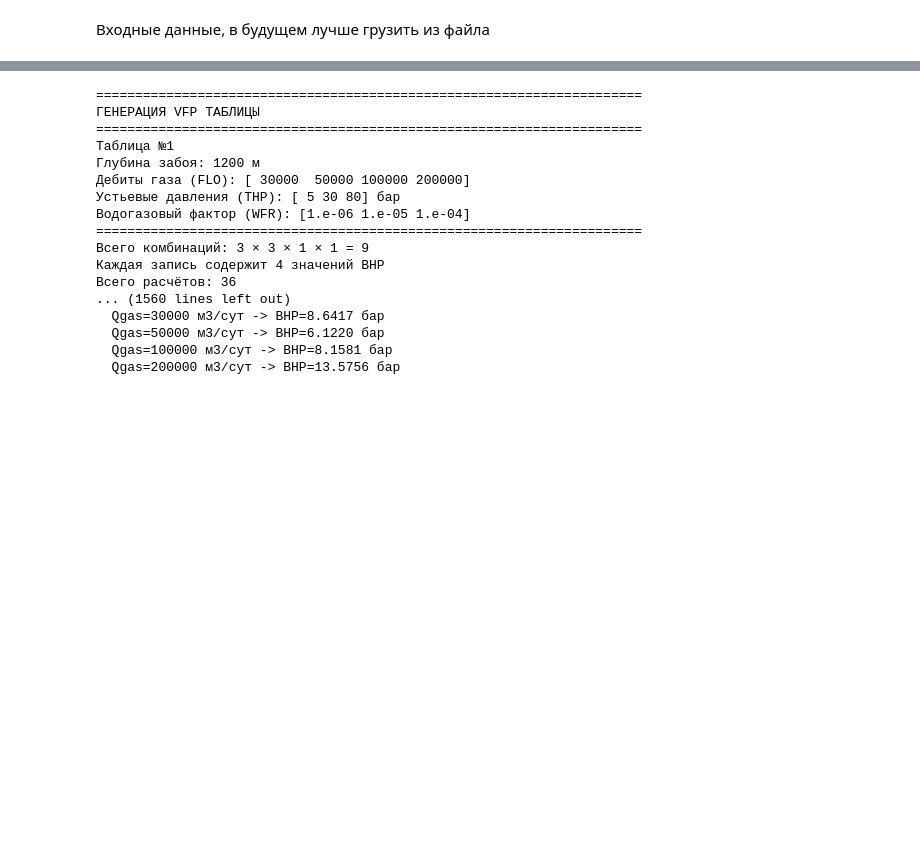
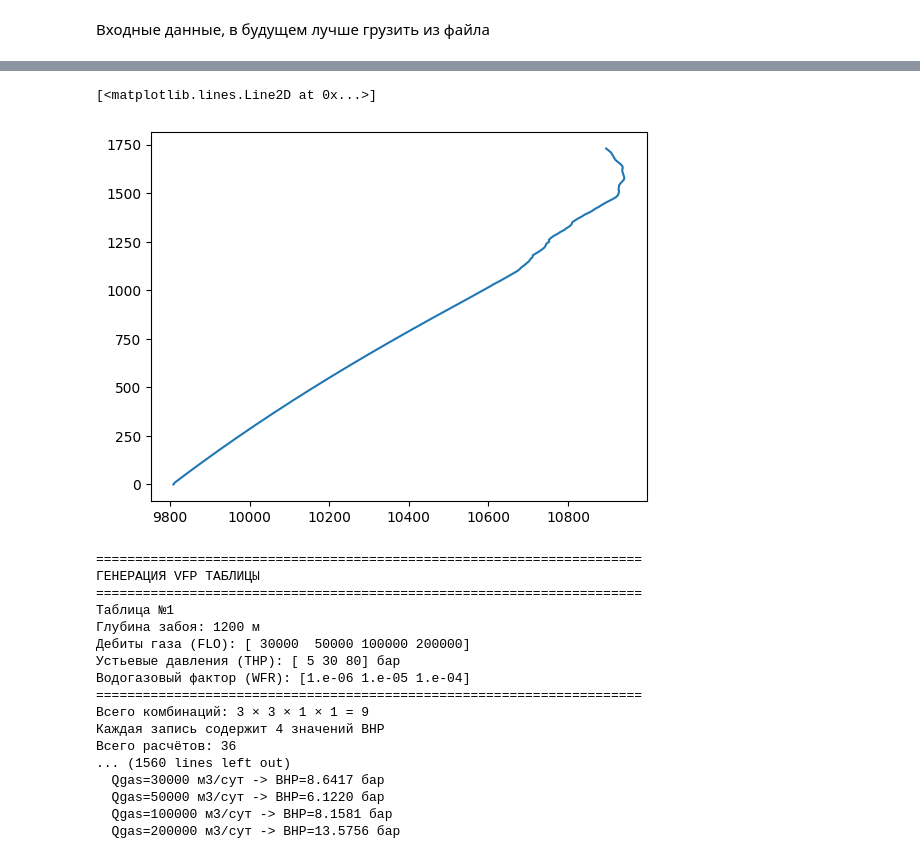
Before and after one commit to Rexihs/vertical_flow_performance, a Jupyter notebook: core.ipynb, the cells around one changed output, grey strips where cells are left out. Drawn from its saved outputs; the diff is of its cells as text; code cells hidden in the pictures; blank space fills up the shorter version.

```diff
--- a/core.ipynb
+++ b/core.ipynb
@@ -172,9 +242,8 @@ for idx in well_propertis.index[::-1]:
 # %%
-# code DeepSeek расчёт BHP сверху в низ
 # Идём ОТ УСТЬЯ (первая точка, MD=0) К ЗАБОЮ (последняя точка)
 
 wellhead_pressure = 0.5
-Q_gas_std =  10000
+Q_gas_std =  100
 wgr = 0.000001 # м3/м3
 Pstd = 101325
 wellhead_temp = 293.15
@@ -218,7 +287,10 @@ for idx in well_properties_bhp.index:
         well_properties_bhp.loc[idx, 'Ro_gas'] = Ro_gas_std * pressure / temperature / fluid.get_Z(pressure, temperature) * Tstd * 1000000 / Pstd
         # well_properties_bhp.loc[idx, 'u_gas'] = (Q_gas_std * 1000 / 86400) * Ro_gas_std / well_properties_bhp.loc[idx, 'Ro_gas'] / (np.pi * well_properties_bhp.loc[idx, 'Diameter']**2 / 4)
         well_properties_bhp.loc[idx, 'u_gas'] = (Q_gas_std / 86400) * Ro_gas_std / well_properties_bhp.loc[idx, 'Ro_gas'] / (np.pi * well_properties_bhp.loc[idx, 'Diameter']**2 / 4)
-        well_properties_bhp.loc[idx, 'u_liq'] = ((Q_gas_std * 1000 / 86400) * wgr) / (np.pi * well_properties_bhp.loc[idx, 'Diameter']**2 / 4)
+
+        # well_properties_bhp.loc[idx, 'u_liq'] = ((Q_gas_std * 1000 / 86400) * wgr) / (np.pi * well_properties_bhp.loc[idx, 'Diameter']**2 / 4)
+        well_properties_bhp.loc[idx, 'u_liq'] = ((Q_gas_std*1000/86400)*wgr) / (np.pi*well_propertis.loc[idx, 'Diameter']**2/4)
+
         well_properties_bhp.loc[idx, 'Qgas_pt'] = (Q_gas_std * 1000 / 86400) * fluid.get_Bg(pressure, temperature)
 
         # Расчёт градиента давления
@@ -254,7 +326,7 @@ for idx in well_properties_bhp.index:
                 well_properties_bhp.loc[idx, 'Qgas_pt']
             )
 
-        # КЛЮЧЕВОЕ ОТЛИЧИЕ: ПРИБАВЛЯЕМ градиент (давление растёт с глубиной)
+        # Прибавляем градиент от устья до забоя
         if idx < len(well_properties_bhp) - 1:
             delta_MD = well_properties_bhp.loc[idx+1, 'MD'] - well_properties_bhp.loc[idx, 'MD']
             # Давление в следующей точке = текущее давление + dp_dz * ΔMD
@@ -284,3 +376,8 @@ well_properties_bhp.to_csv("data_10102_BHP_from_THP.csv", index=False, encoding=
+# %%
+plt.plot(well_properties_bhp['Dp_dz'],well_properties_bhp['MD'])
+# %% [output]
+[<matplotlib.lines.Line2D at 0x...>]
+[figure, added]
 # %%
 # ============================================================
 # КОНСТАНТЫ И ПАРАМЕТРЫ
```
Also changed, not shown: parts of 14 cells of this notebook.
